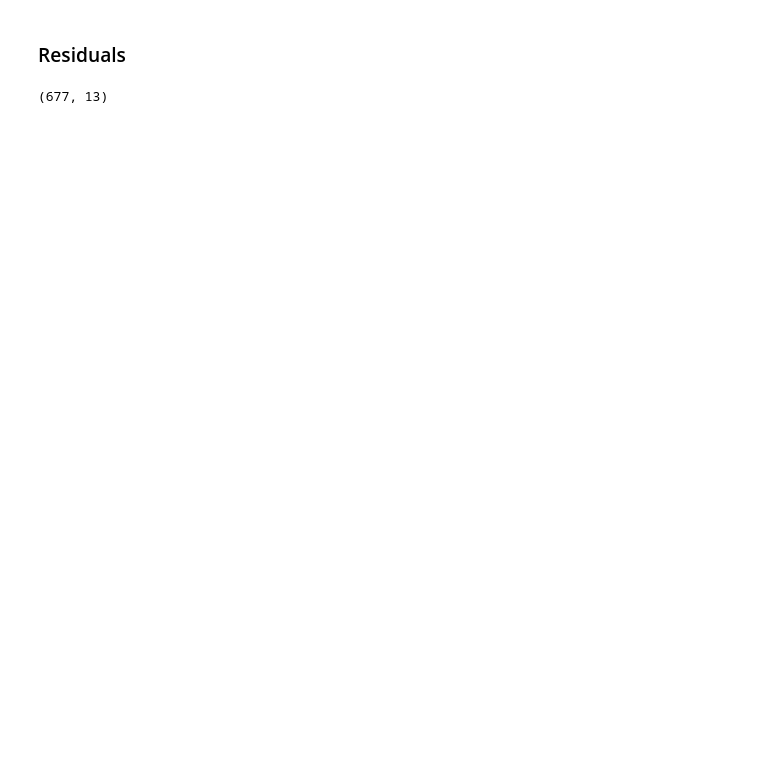
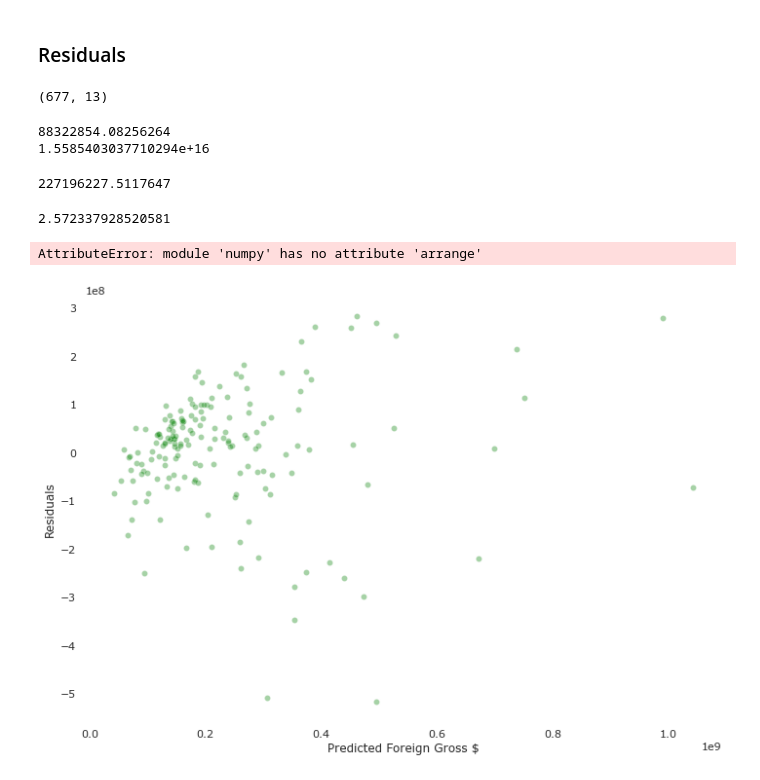
Before and after one commit to JuliaQiao/Blockbuster_Goes_Abroad, a Jupyter notebook: Notebooks/Model-Main.ipynb, the cells around one changed output. Drawn from its saved outputs; the diff is of its cells as text; code cells hidden in the pictures; blank space fills up the shorter version.

```diff
--- a/Notebooks/Model-Main.ipynb
+++ b/Notebooks/Model-Main.ipynb
@@ -466,3 +456,47 @@ X.shape
 # %%
 #adding residuals as a new column in our training df
 X["RES"] = (lm.predict(X)- y)
+# %%
+Y_pred = lm.predict(X_test)
+Res = lm.predict(X_test) - y_test
+# %%
+from sklearn.metrics import r2_score,mean_absolute_error as mae, mean_squared_error as rmse
+print(mae(y_test, Y_pred))
+print(rmse(y_test, Y_pred))
+# %% [output]
+88322854.08256264
+1.5585403037710294e+16
+# %%
+#average movie gross
+np.average(y_test)
+# %% [output]
+227196227.5117647
+# %%
+np.average(y_test)/mae(y_test, Y_pred)
+# %% [output]
+2.572337928520581
+# %%
+# Plotting our residuals
+sns.set(style="white", font = 'verdana')
+
+f, ax = plt.subplots(figsize=(10, 7))
+
+sns.scatterplot(x=Y_pred , y= Res, alpha=0.35, color = 'green')
+
+axes[0].set_title("Residuals vs. Predictions")
+
+plt.tight_layout()
+
+ax.set(ylabel="Residuals", xlabel="Predicted Foreign Gross $")
+sns.despine(left=True, bottom=True, right = True)
+plt.xticks(np.arrange(6),(0,2,4,6,8,10))
+
+#ax.xticks(['0','2','4','6','8','10']);
+
+#xlabels = ['{:,.2f}'.format(x) + 'K' for x in f.get_xticks()/1000]
+#f.set_xticklabels(xlabels)
+
+#plt.savefig('Residuals.png', dpi=300)
+# %% [output]
+AttributeError: module 'numpy' has no attribute 'arrange'
+[figure, added]
```
Also changed, not shown: parts of 38 cells of this notebook, 23 other files.
